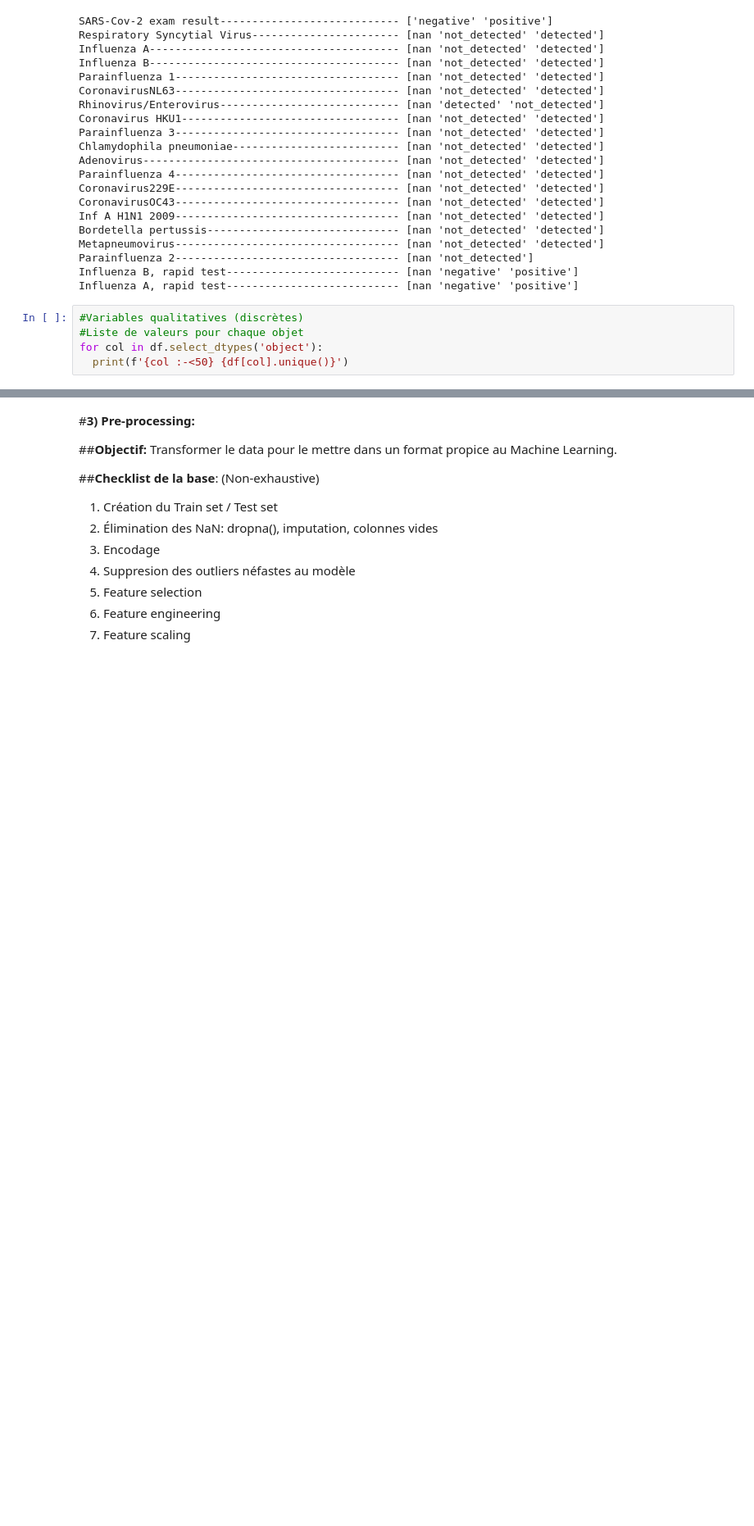
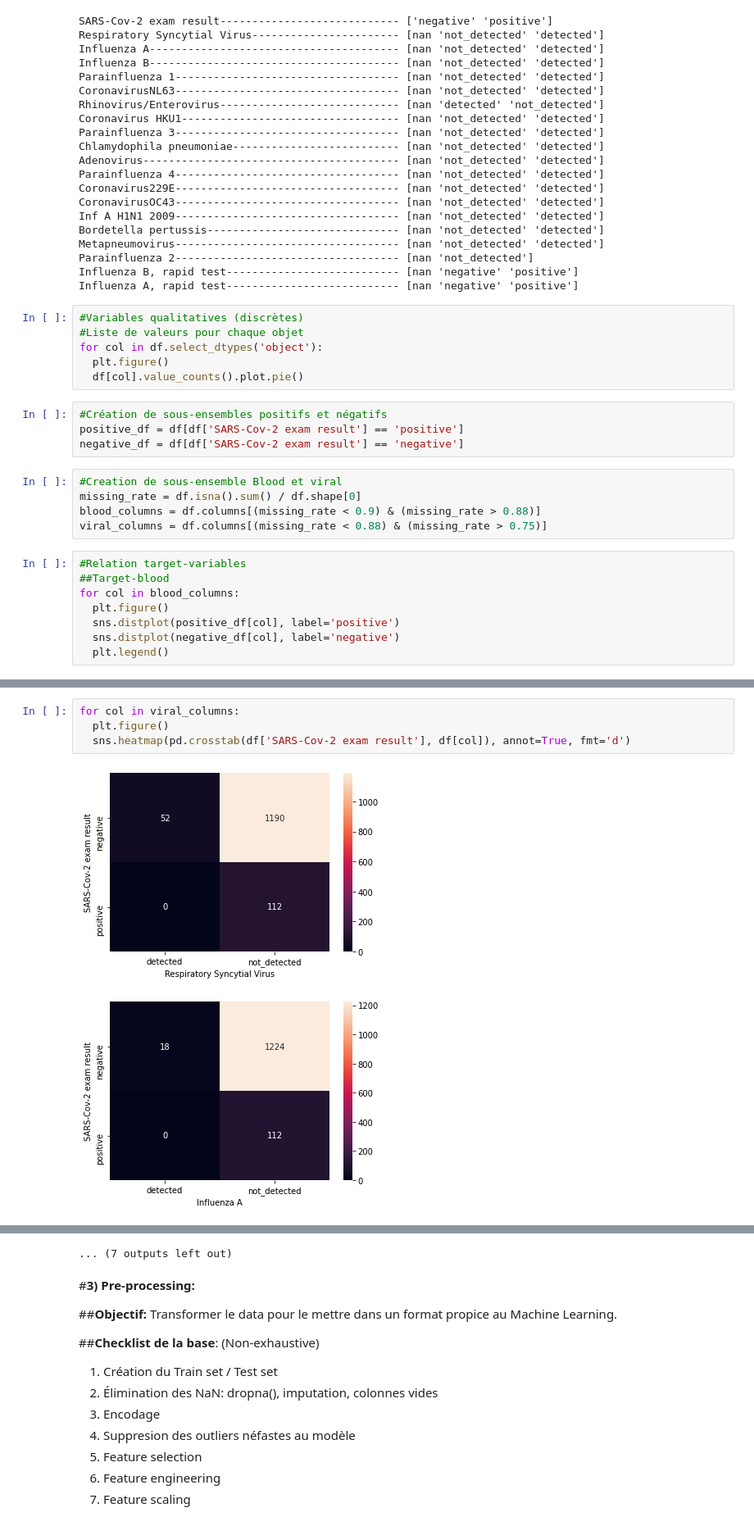
Before and after one commit to esteban-santiago/MachineLearning, a Jupyter notebook: COVID_19.ipynb, the cells around one changed output, grey strips where cells are left out. Shown: that part at 82% size. Cells and saved outputs as stored; diff of their text form; blank space fills up the shorter version.

```diff
--- a/COVID_19.ipynb
+++ b/COVID_19.ipynb
@@ -120,4 +130,22 @@ Influenza A, rapid test--------------------------- [nan 'negative' 'positive']
 #Variables qualitatives (discrètes)
 #Liste de valeurs pour chaque objet
 for col in df.select_dtypes('object'):
-  print(f'{col :-<50} {df[col].unique()}')
+  plt.figure()
+  df[col].value_counts().plot.pie()
+# %%
+#Création de sous-ensembles positifs et négatifs
+positive_df = df[df['SARS-Cov-2 exam result'] == 'positive']
+negative_df = df[df['SARS-Cov-2 exam result'] == 'negative']
+# %%
+#Creation de sous-ensemble Blood et viral
+missing_rate = df.isna().sum() / df.shape[0]
+blood_columns = df.columns[(missing_rate < 0.9) & (missing_rate > 0.88)]
+viral_columns = df.columns[(missing_rate < 0.88) & (missing_rate > 0.75)]
+# %%
+#Relation target-variables
+##Target-blood
+for col in blood_columns:
+  plt.figure()
+  sns.distplot(positive_df[col], label='positive')
+  sns.distplot(negative_df[col], label='negative')
+  plt.legend()
@@ -123,0 +168,7 @@ for col in df.select_dtypes('object'):
+# %%
+for col in viral_columns:
+  plt.figure()
+  sns.heatmap(pd.crosstab(df['SARS-Cov-2 exam result'], df[col]), annot=True, fmt='d')
+# %% [output]
+[figure, added]
+[figure, added]
@@ -124,3 +185,4 @@ for col in df.select_dtypes('object'):
+... (7 outputs left out)
 # %% [markdown]
 #**3) Pre-processing:**
 
```
Also changed, not shown: parts of 4 cells of this notebook.
